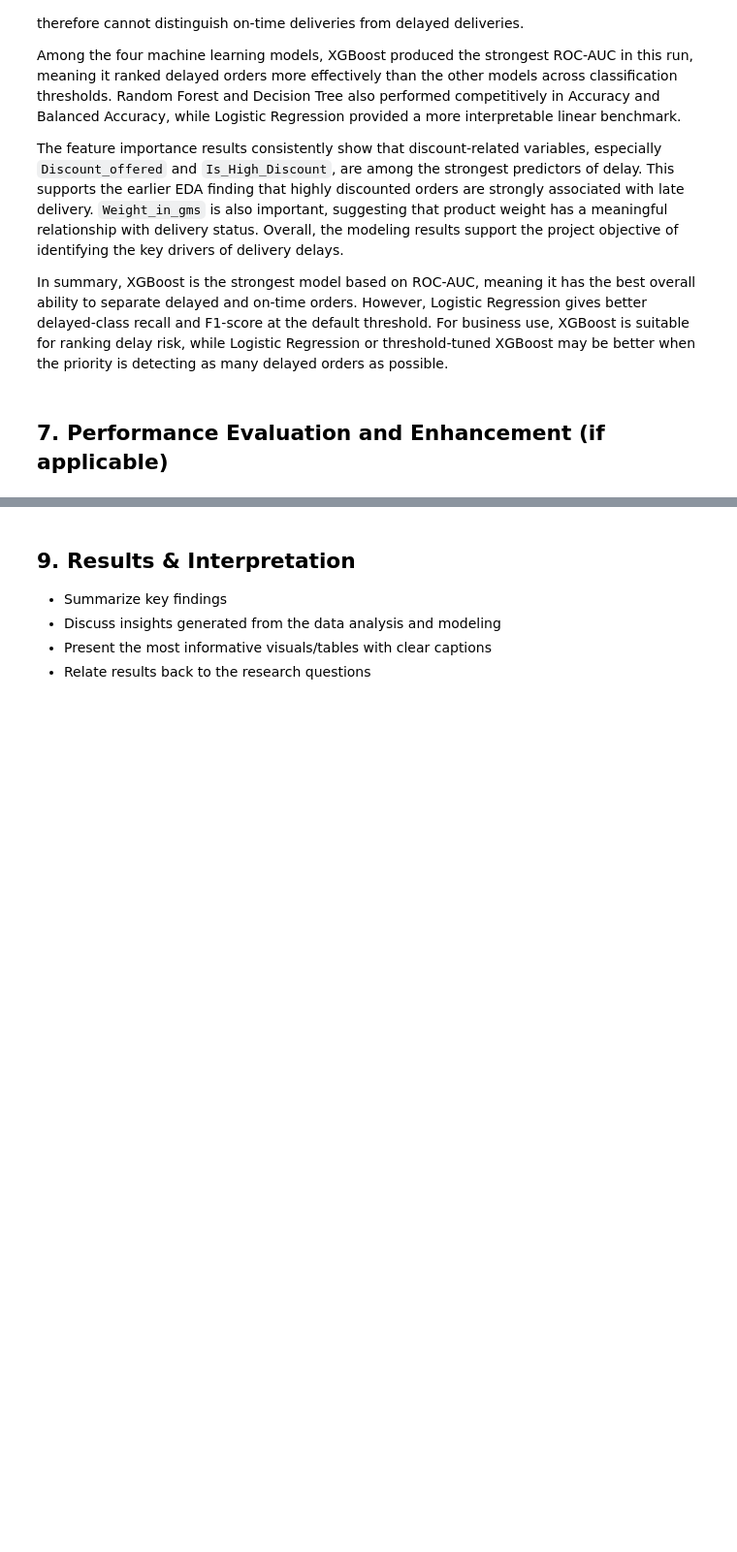
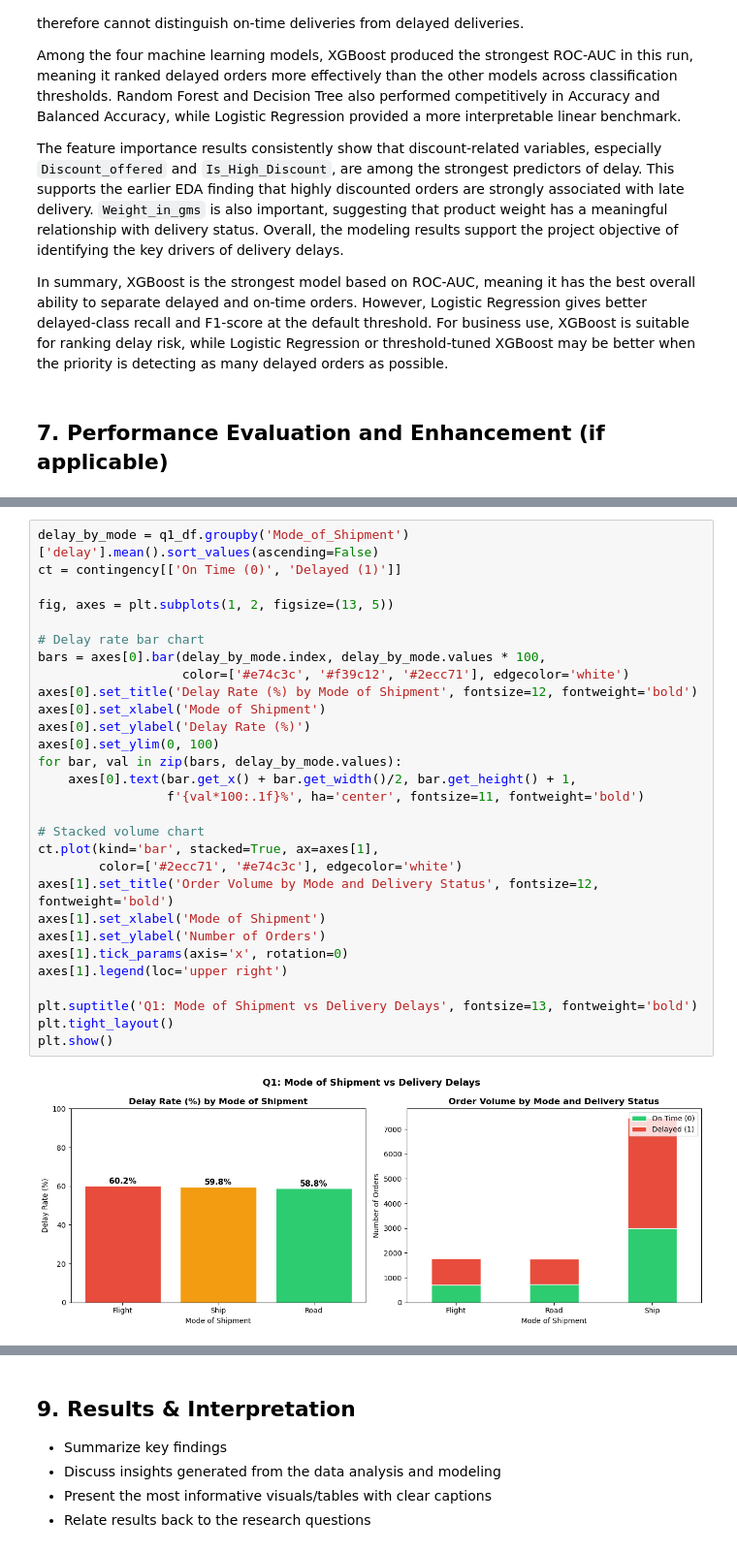
Before and after one commit to KhaiYu/DSF_G3, a Jupyter notebook: TT2L_G3_Notebook.ipynb, the cells around one changed output, grey strips where cells are left out. Shown at 97% size. Drawn from its saved outputs; the diff is of its cells as text; blank space fills up the shorter version.

```diff
--- a/TT2L_G3_Notebook.ipynb
+++ b/TT2L_G3_Notebook.ipynb
@@ -1495,0 +1549,31 @@ In summary, XGBoost is the strongest model based on ROC-AUC, meaning it has the
+# %%
+delay_by_mode = q1_df.groupby('Mode_of_Shipment')['delay'].mean().sort_values(ascending=False)
+ct = contingency[['On Time (0)', 'Delayed (1)']]
+
+fig, axes = plt.subplots(1, 2, figsize=(13, 5))
+
+# Delay rate bar chart
+bars = axes[0].bar(delay_by_mode.index, delay_by_mode.values * 100,
+                   color=['#e74c3c', '#f39c12', '#2ecc71'], edgecolor='white')
+axes[0].set_title('Delay Rate (%) by Mode of Shipment', fontsize=12, fontweight='bold')
+axes[0].set_xlabel('Mode of Shipment')
+axes[0].set_ylabel('Delay Rate (%)')
+axes[0].set_ylim(0, 100)
+for bar, val in zip(bars, delay_by_mode.values):
+    axes[0].text(bar.get_x() + bar.get_width()/2, bar.get_height() + 1,
+                 f'{val*100:.1f}%', ha='center', fontsize=11, fontweight='bold')
+
+# Stacked volume chart
+ct.plot(kind='bar', stacked=True, ax=axes[1],
+        color=['#2ecc71', '#e74c3c'], edgecolor='white')
+axes[1].set_title('Order Volume by Mode and Delivery Status', fontsize=12, fontweight='bold')
+axes[1].set_xlabel('Mode of Shipment')
+axes[1].set_ylabel('Number of Orders')
+axes[1].tick_params(axis='x', rotation=0)
+axes[1].legend(loc='upper right')
+
+plt.suptitle('Q1: Mode of Shipment vs Delivery Delays', fontsize=13, fontweight='bold')
+plt.tight_layout()
+plt.show()
+# %% [output]
+[figure, added]
```
Also changed, not shown: parts of 19 cells of this notebook, 1 other file.
